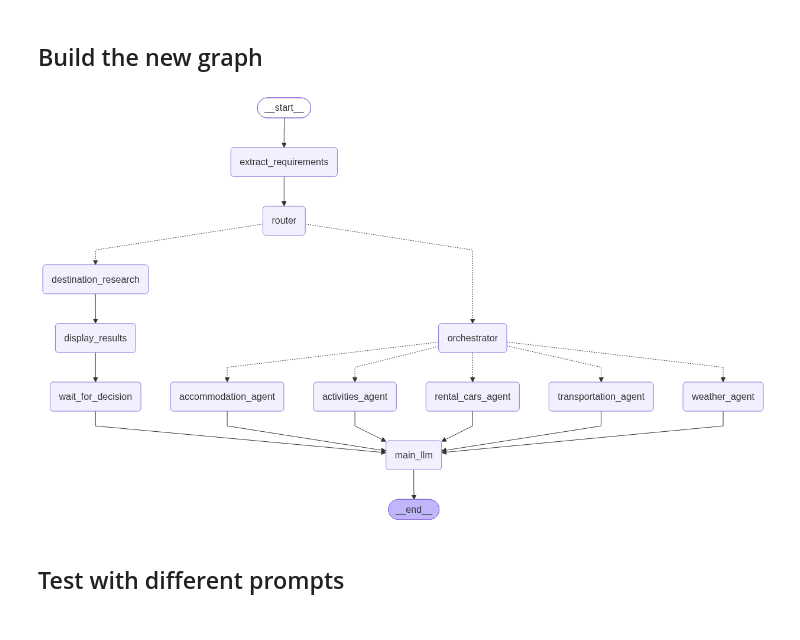
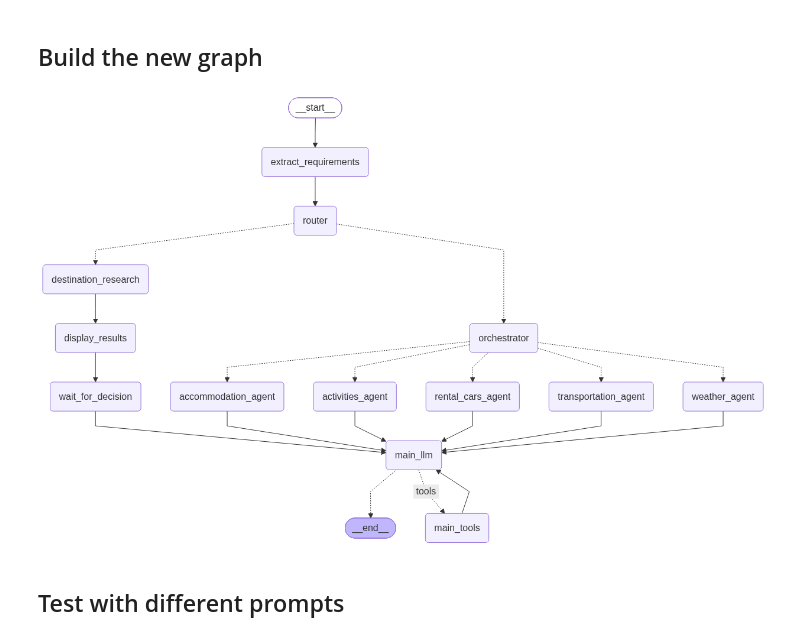
Before and after one commit to AndresCorSan/agentic-travel-planning-system, a Jupyter notebook: notebooks/phase5.ipynb, the cells around one changed output. Cells and saved outputs as stored; diff of their text form; code cells hidden in the pictures.

Commit message:
fix(phase-5): bind update_requirements tool to main_llm

```diff
--- a/notebooks/phase5.ipynb
+++ b/notebooks/phase5.ipynb
@@ -898,6 +898,9 @@ Scope:
 - If the user asks about something outside your scope, briefly explain that you cannot help with it.
 """
 # %%
+main_tools = [update_requirements]
+main_llm = llm.bind_tools(main_tools)
+
 async def main_llm_node(state: TravelState) -> dict:
     # Extract results from each sub-agent and format them for the main LLM.
     subagents_results = []
@@ -947,7 +950,7 @@ async def main_llm_node(state: TravelState) -> dict:
     # ...+ the conversation history.
     messages.extend(state["messages"])
 
-    response = await llm.ainvoke(messages)
+    response = await main_llm.ainvoke(messages)
 
     return {"messages": [response]}
 # %% [markdown]
@@ -1106,6 +1109,7 @@ builder.add_node("transportation_agent", run_transportation_agent)
 builder.add_node("activities_agent", run_activities_agent)
 builder.add_node("rental_cars_agent", run_rental_cars_agent)
 builder.add_node("main_llm", main_llm_node)
+builder.add_node("main_tools", ToolNode(main_tools))
 
 # ---- Edges ----
 builder.add_edge(START, "extract_requirements")
@@ -1121,35 +1125,43 @@ builder.add_conditional_edges(
 )
 
 builder.add_edge("destination_research", "display_results")
 builder.add_edge("display_results", "wait_for_decision")
 builder.add_edge("wait_for_decision", "main_llm")
 
 # New edges for parallel multi-agent orchestration
 builder.add_conditional_edges(
     "orchestrator",
     route_to_agents,
     [
         "weather_agent",
         "accommodation_agent",
         "transportation_agent",
         "activities_agent",
         "rental_cars_agent",
     ],
 )
 # Bind agents to main LLM
 builder.add_edge("weather_agent", "main_llm")
 builder.add_edge("accommodation_agent", "main_llm")
 builder.add_edge("transportation_agent", "main_llm")
 builder.add_edge("activities_agent", "main_llm")
 builder.add_edge("rental_cars_agent", "main_llm")
-builder.add_edge("main_llm", END)
+builder.add_conditional_edges(
+    "main_llm",
+    tools_condition,
+    {
+        "tools": "main_tools",
+        END: END,
+    },
+)
+builder.add_edge("main_tools", "main_llm")
 
 # ---- Compile ----
 graph = builder.compile(checkpointer=checkpointer)
 
 display(Image(graph.get_graph().draw_mermaid_png()))
 # %% [output]
-[figure, old version]
+[figure, new version]
 # %% [markdown]
 ## Test with different prompts
 # %%
```
Also changed, not shown: parts of 1 cell of this notebook, 1 other file.
